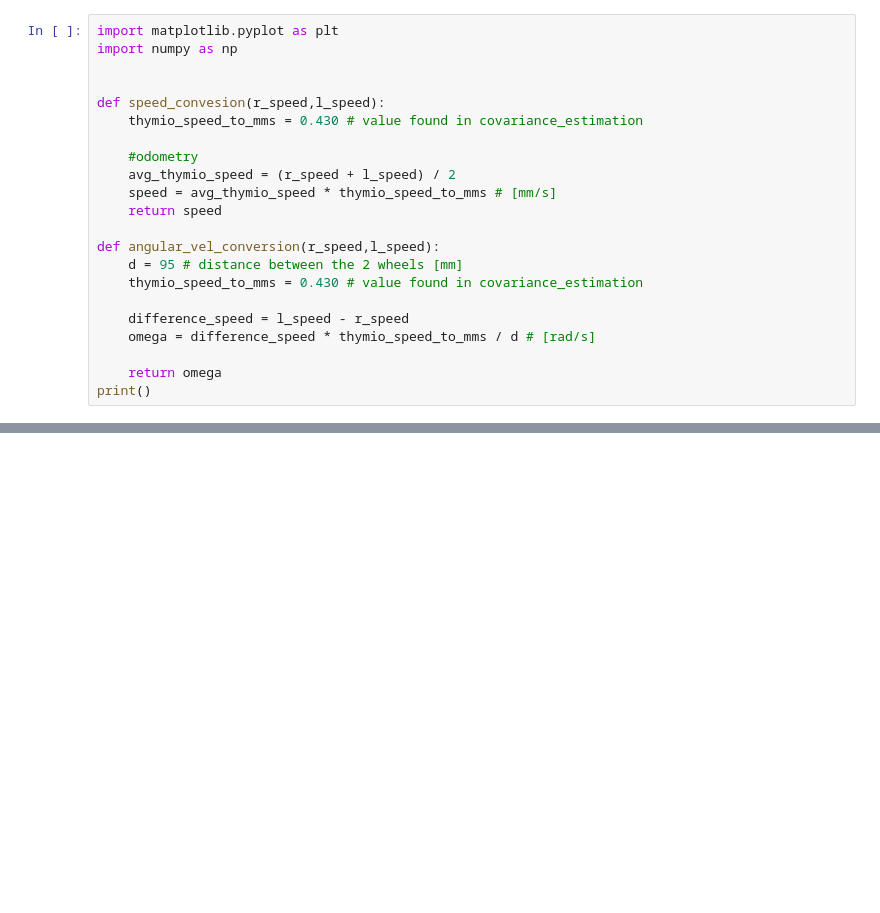
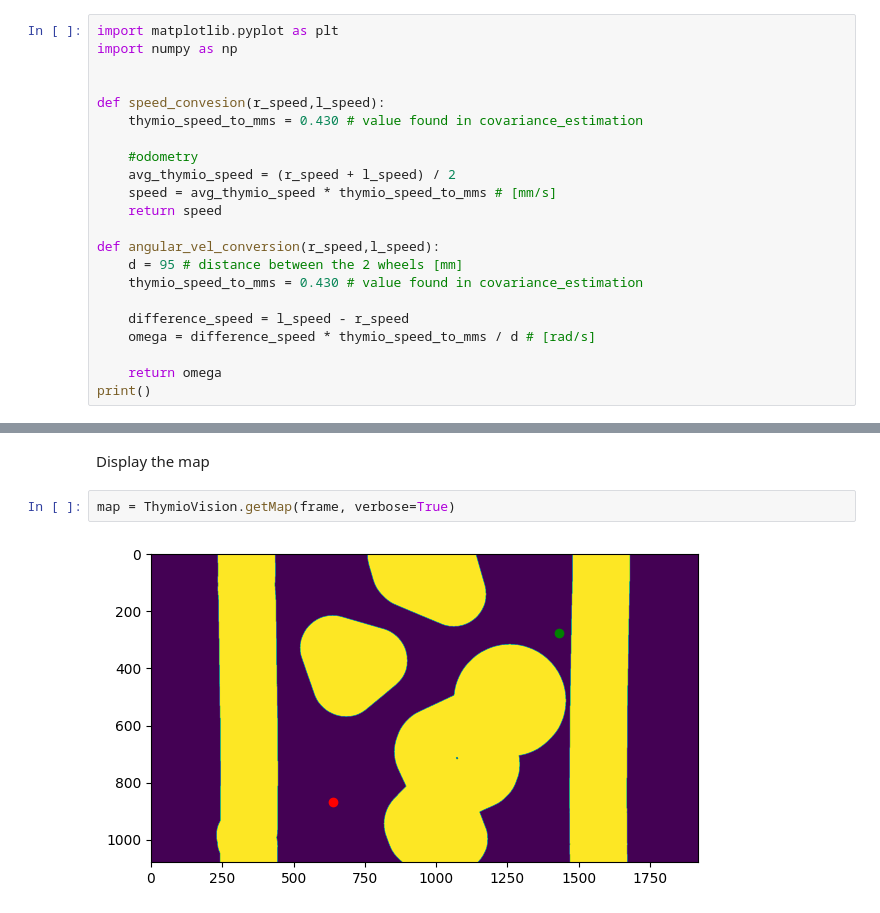
Before and after one commit to ashtondoane/MobileRoboticsProject, a Jupyter notebook: main.ipynb, the cells around one changed output, grey strips where cells are left out. Drawn from its saved outputs; the diff is of its cells as text; blank space fills up the shorter version.

```diff
--- a/main.ipynb
+++ b/main.ipynb
@@ -70,0 +136,6 @@ P_prev=P_est
+# %% [markdown]
+Display the map
+# %%
+map = ThymioVision.getMap(frame, verbose=True)
+# %% [output]
+[figure, added]
```
Also changed, not shown: parts of 18 cells of this notebook.
